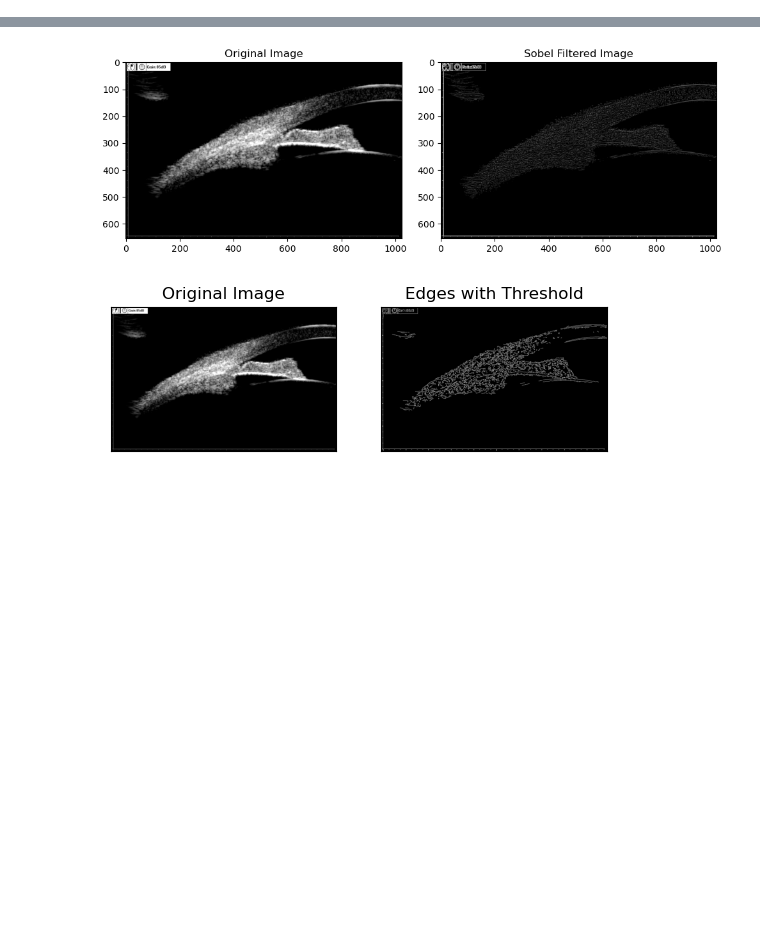
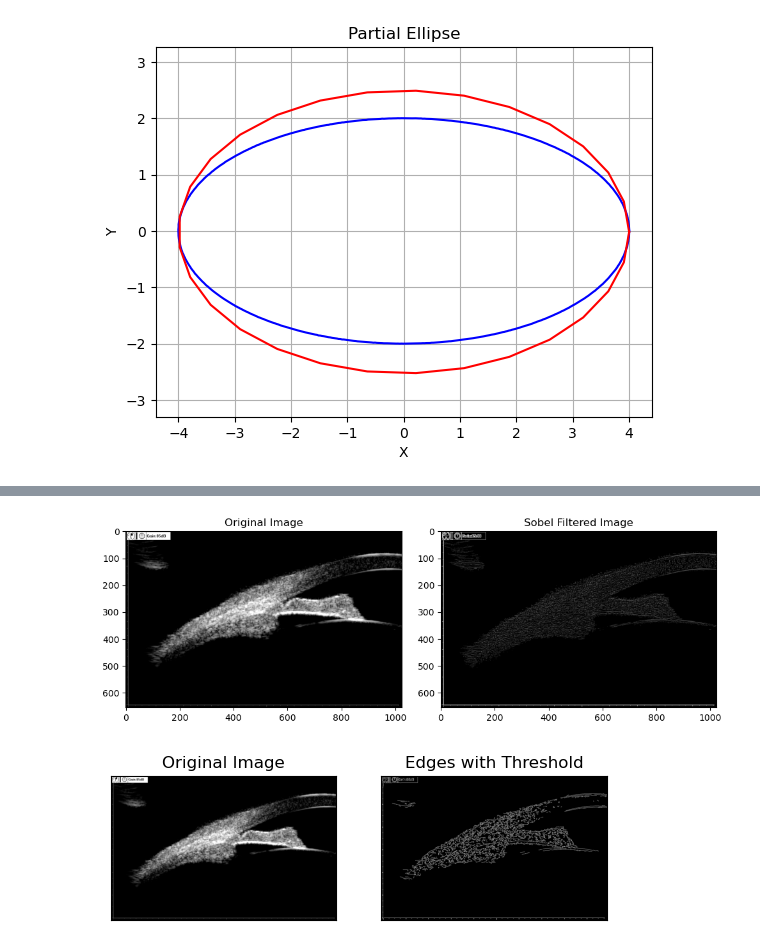
Before and after one commit to YuTheon/lens_fitting_se, a Jupyter notebook: filter.ipynb, the cells around one changed output, grey strips where cells are left out. Saved outputs shown, nothing was run; the diff lists cells and outputs as text; code cells hidden in the pictures; blank space fills up the shorter version.

```diff
--- a/filter.ipynb
+++ b/filter.ipynb
@@ -0,0 +254,82 @@
+# %%
+# 检测curve_fit的方式能不能拟合一个正确的椭圆,没有角度，尝试隐函数的拟合
+"""首先画出带噪声的随机点，其次是画出拟合的图像
+"""
+import numpy as np
+import matplotlib.pyplot as plt
+from scipy.optimize import curve_fit
+
+def get_oval(noise_factor=0.1):
+    """获得带噪声的椭圆点"""
+    # 定义椭圆参数
+    center = (0.0, 0.0)  # 椭圆中心
+    width = 4.0         # 椭圆的长轴长度
+    height = 2.0        # 椭圆的短轴长度
+
+    # 生成椭圆的参数方程
+    theta = np.linspace(0, np.pi*2, 800)  # 角度范围
+    x = center[0] + width * np.cos(theta)
+    y = center[1] + height * np.sin(theta)
+
+    # 添加随机噪声
+    # noise_factor = 0.1  # 噪声因子，可以根据需要调整
+    x += np.random.normal(0, noise_factor, x.shape)
+    y += np.random.normal(0, noise_factor, y.shape)
+
+    return x, y
+
+def oval_model(x, p1, p2, a, b):
+    """ 椭圆方程 t is radian, sin use"""
+    # print(f'x {x[0]}')
+    # print(f'y {x[1]}')
+    return np.sqrt((1-(x[0]-p1)**2/a**2)*b**2)+p2
+
+def find_oval(x, y):
+    """拟合椭圆的过程"""
+    x_min, x_max = np.min(x), np.max(x)
+    y_min, y_max = np.min(y), np.max(y)
+
+    curve_pts = list(zip(x, y))
+    print(f'curve {curve_pts}')
+
+    # init_guess = (x_max, y_max, x_max-x_min, (y_max-y_min)*2, 0)
+    # params_bounds = ([x_min, y_max, x_max - x_min, 1*(y_max-y_min),0], [x_max+200, y_max+400, 3*(x_max-x_min), 10*(x_max- x_min), np.pi / 2])
+    init_guess = (0, 0, 4, 2)
+    params_bounds = ([-np.inf, -np.inf, -np.inf, -np.inf], [np.inf, np.inf, np.inf, np.inf])
+    params, _ = curve_fit(oval_model, x, y, p0=init_guess, bounds=params_bounds)
+
+    # draw the ellipse
+    # 生成角度值
+    theta = np.linspace(0, 2*np.pi, 30)
+
+    # 计算椭圆上每个点的坐标
+    p0, p1 = params[0], params[1]
+    a, b = params[2], params[3] #+ np.pi/2
+    print(f'p0 {p0} p1 {p1}')
+    print(f'a {a} b {b}')
+
+    x = p0 + a * np.cos(theta)
+    y = p1 + b * np.sin(theta)
+
+    # x = x * np.cos(t) - y * np.sin(t)
+    # y = x * np.sin(t) + y * np.cos(t)
+    # x = p0 + a * np.cos(theta) * np.cos(t) + b * np.sin(theta) * np.sin(t)
+    # y = p1 - a * np.cos(theta) * np.sin(t) + b * np.sin(theta) * np.cos(t)
+    # x = p0 + a * np.cos(theta) * np.cos(t) + b * np.sin(theta) * np.sin(t)
+    # y = p1 - a * np.cos(theta) * np.sin(t) - b * np.sin(theta) * np.cos(t)
+
+    return x, y
+
+x_rotated, y_rotated = get_oval(0.001)
+# x_rotated, y_rotated = x_rotated[:100], y_rotated[:100]
+x_f, y_f = find_oval(x_rotated, y_rotated)
+
+plt.plot(x_rotated, y_rotated, c="blue")
+plt.plot(x_f, y_f, c="red")
+plt.axis('equal')  # 保持坐标轴刻度相等，避免椭圆被扭曲
+plt.title('Partial Ellipse')
+plt.xlabel('X')
+plt.ylabel('Y')
+plt.grid()
+plt.show()
+# %% [output]
@@ -0,0 +339 @@
+[figure, added]
```
Also changed, not shown: parts of 20 cells of this notebook.
